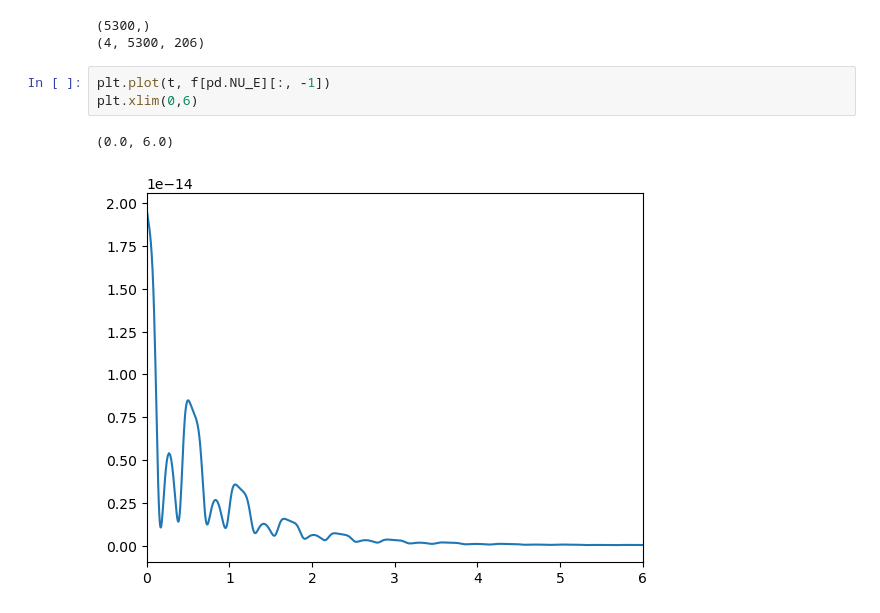
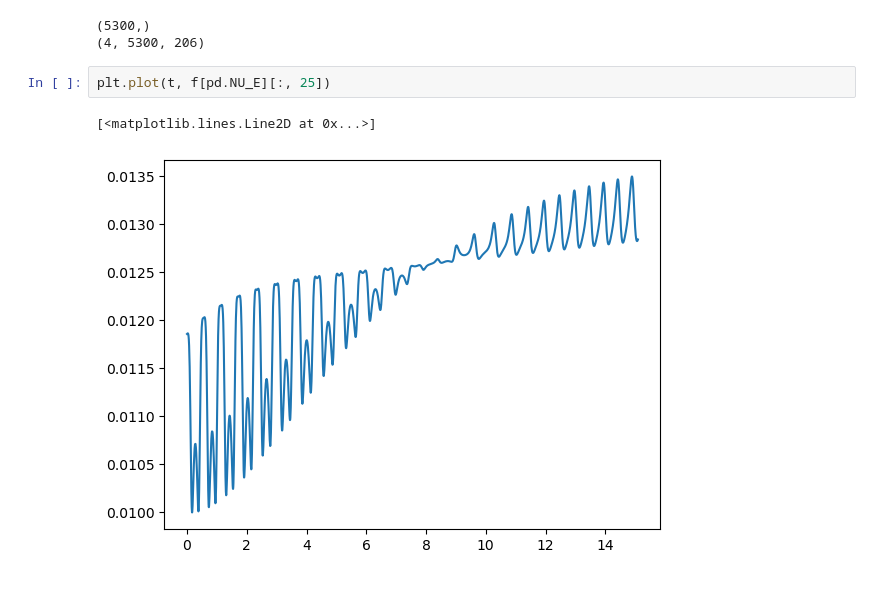
Before and after one commit to nuLABatUSD/QKESolveMPI, a Jupyter notebook: analysis/BlochBins.ipynb, the cells around one changed output. Saved outputs shown, nothing was run; the diff lists cells and outputs as text.

Commit message:
distribution function plots for different bins and bloch plots for different bins

```diff
--- a/analysis/BlochBins.ipynb
+++ b/analysis/BlochBins.ipynb
@@ -206,8 +206,7 @@ print(f_array.shape)
 (5300,)
 (4, 5300, 206)
 # %%
-plt.plot(t, f[pd.NU_E][:, -1])
-plt.xlim(0,6)
+plt.plot(t, f[pd.NU_E][:, 25])
 # %% [output]
-(0.0, 6.0)
+[<matplotlib.lines.Line2D at 0x...>]
-[figure, old version]
+[figure, new version]
```
Also changed, not shown: parts of 1 cell of this notebook, 1 other file.
